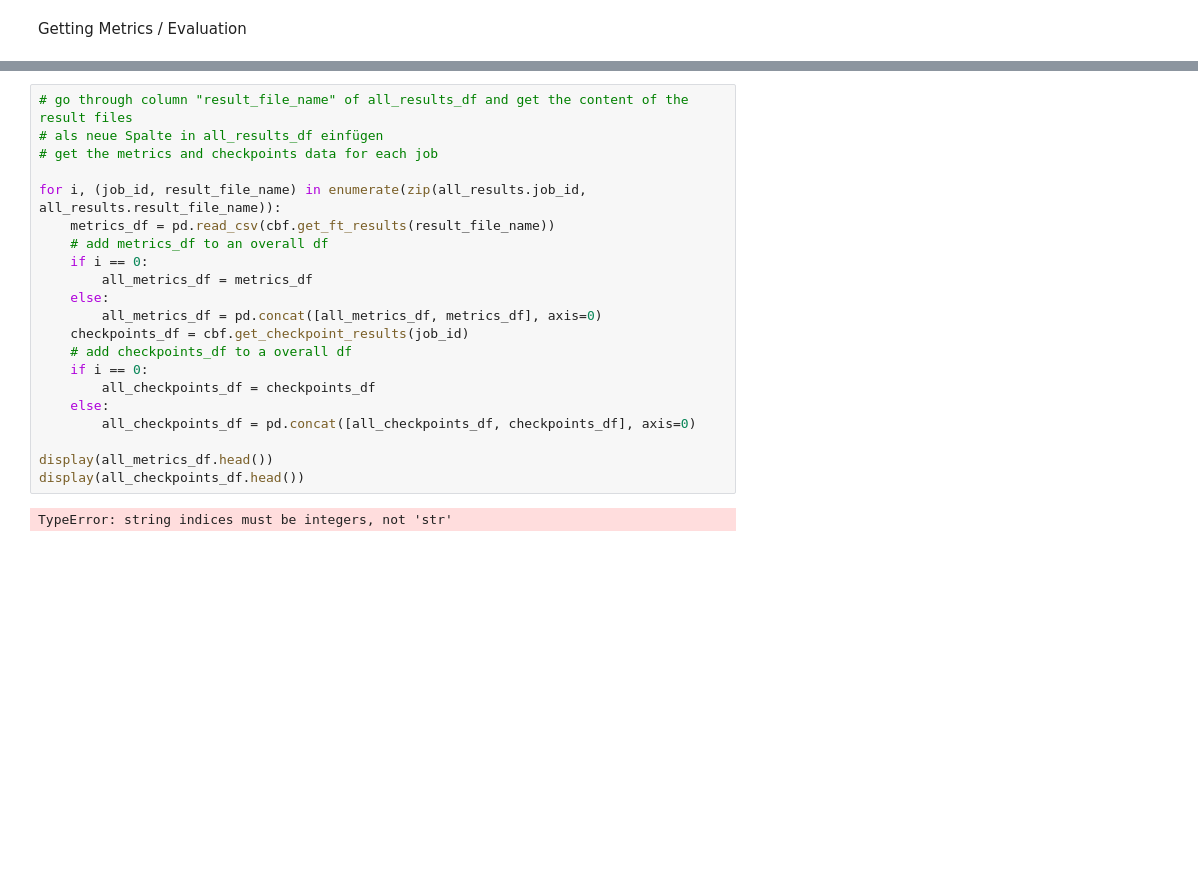
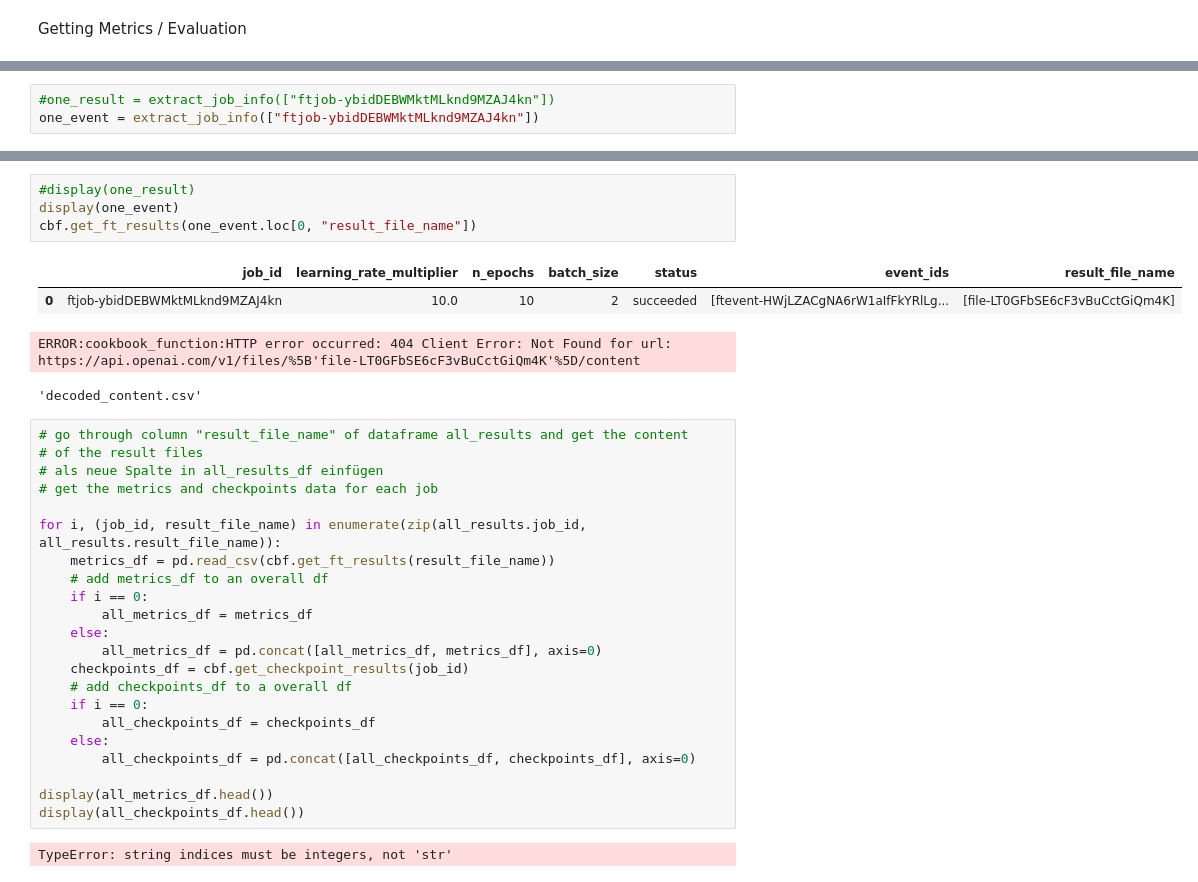
Before and after one commit to izu457/Thesis_Finetuning_GPT3.5_Political_Stance, a Jupyter notebook: Fine-Tuning Generation.ipynb, the cells around one changed output, grey strips where cells are left out. Saved outputs shown, nothing was run; the diff lists cells and outputs as text; blank space fills up the shorter version.

Commit message:
improved getting result files function

```diff
--- a/Fine-Tuning Generation.ipynb
+++ b/Fine-Tuning Generation.ipynb
@@ -202,2 +203,5 @@ all_results = cbf.extract_job_info(all_job_ids)
 # %% [output]
 NameError: name 'extract_job_info' is not defined
+# %%
+#one_result = extract_job_info(["ftjob-ybidDEBWMktMLknd9MZAJ4kn"])
+one_event = extract_job_info(["ftjob-ybidDEBWMktMLknd9MZAJ4kn"])
@@ -204,5 +252,15 @@ NameError: name 'extract_job_info' is not defined
+# %%
+#display(one_result)
+display(one_event)
+cbf.get_ft_results(one_event.loc[0, "result_file_name"])
+# %% [output]
+|  | job_id | learning_rate_multiplier | n_epochs | batch_size | status | event_ids | result_file_name |
+| 0 | ftjob-ybidDEBWMktMLknd9MZAJ4kn | 10.0 | 10 | 2 | succeeded | [ftevent-HWjLZACgNA6rW1aIfFkYRlLg... | [file-LT0GFbSE6cF3vBuCctGiQm4K] |
+ERROR:cookbook_function:HTTP error occurred: 404 Client Error: Not Found for url: https://api.openai.com/v1/files/%5B'file-LT0GFbSE6cF3vBuCctGiQm4K'%5D/content
+'decoded_content.csv'
 # %%
-# go through column "result_file_name" of all_results_df and get the content of the result files
+# go through column "result_file_name" of dataframe all_results and get the content
+# of the result files
 # als neue Spalte in all_results_df einfügen
 # get the metrics and checkpoints data for each job
 
```
Also changed, not shown: parts of 3 cells of this notebook, 1 other file.
